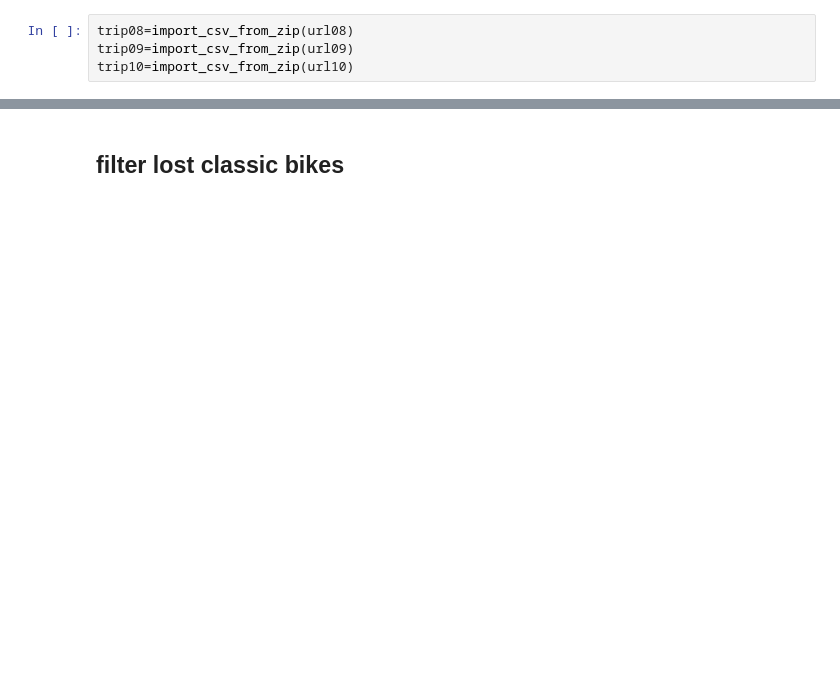
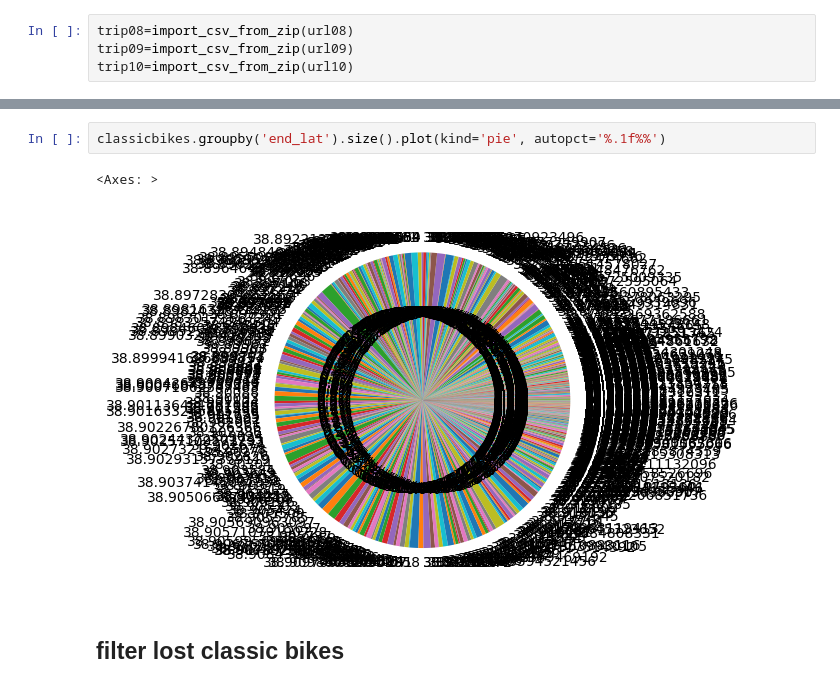
Before and after one commit to ZsuzsaMano/Machine-learning, a Jupyter notebook: KPI.ipynb, the cells around one changed output, grey strips where cells are left out. Drawn from its saved outputs; the diff is of its cells as text; blank space fills up the shorter version.

```diff
--- a/KPI.ipynb
+++ b/KPI.ipynb
@@ -78,3 +101,8 @@ memory usage: 48.7+ MB
+# %%
+classicbikes.groupby('end_lat').size().plot(kind='pie', autopct='%.1f%%')
+# %% [output]
+<Axes: >
+[figure, added]
 # %% [markdown]
 ## filter lost classic bikes
 # %%
```
Also changed, not shown: parts of 17 cells of this notebook, 1 other file.
